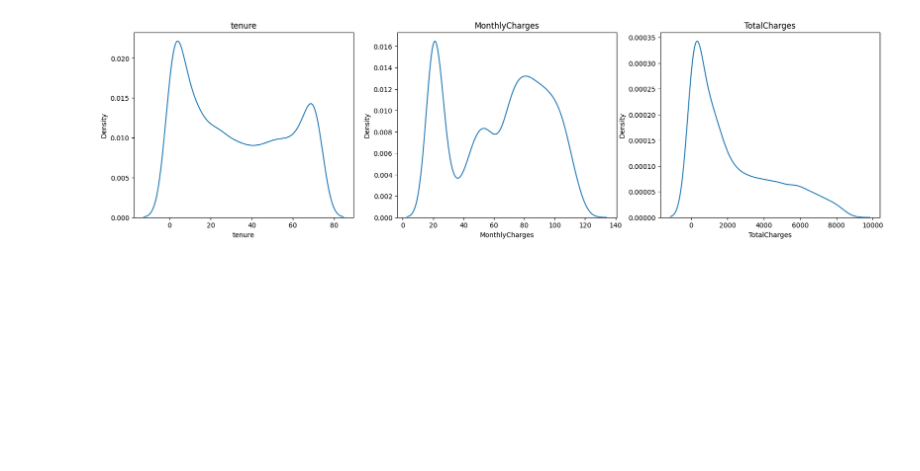
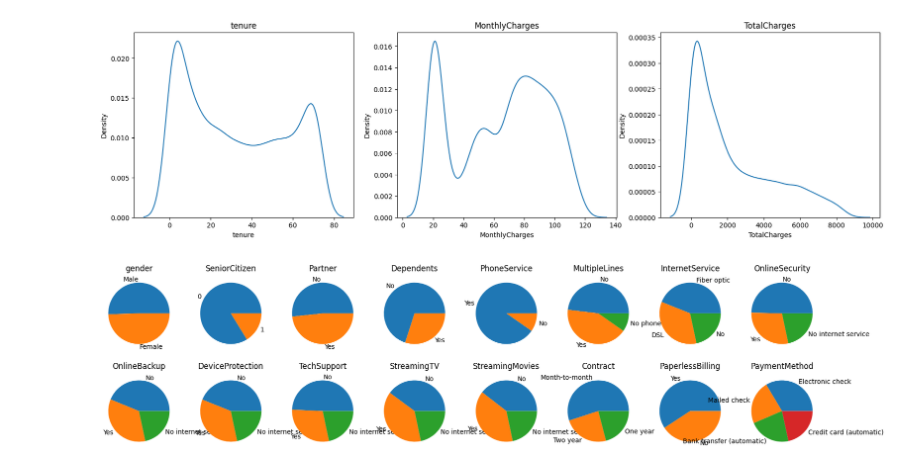
Before and after one commit to Tenura2001/Advanced_Telco_Customer_Churn_Prediction, a Jupyter notebook: data/1_handling_outliers.ipynb, the cells around one changed output. Cells and saved outputs as stored; diff of their text form; code cells hidden in the pictures; blank space fills up the shorter version.

```diff
--- a/data/1_handling_outliers.ipynb
+++ b/data/1_handling_outliers.ipynb
@@ -66,3 +65,19 @@ for i,col in enumerate(numerical_columns):
 plt.show()
 # %% [output]
 [figure]
+# %%
+fig, axes = plt.subplots(2, 8, figsize=(20, 5))  # Bigger figure for clarity
+axes = axes.flatten()  # Convert 2D axes array to 1D for easy indexing
+
+for idx, col in enumerate(categorical_columns):
+    df[col].value_counts().plot(
+        kind='pie',
+        ax=axes[idx]
+    )
+    axes[idx].set_title(col)
+    axes[idx].set_ylabel('')  # Remove y-label for pie charts
+
+
+plt.show()
+# %% [output]
+[figure, added]
```
Also changed, not shown: parts of 10 cells of this notebook, 1 other file.
